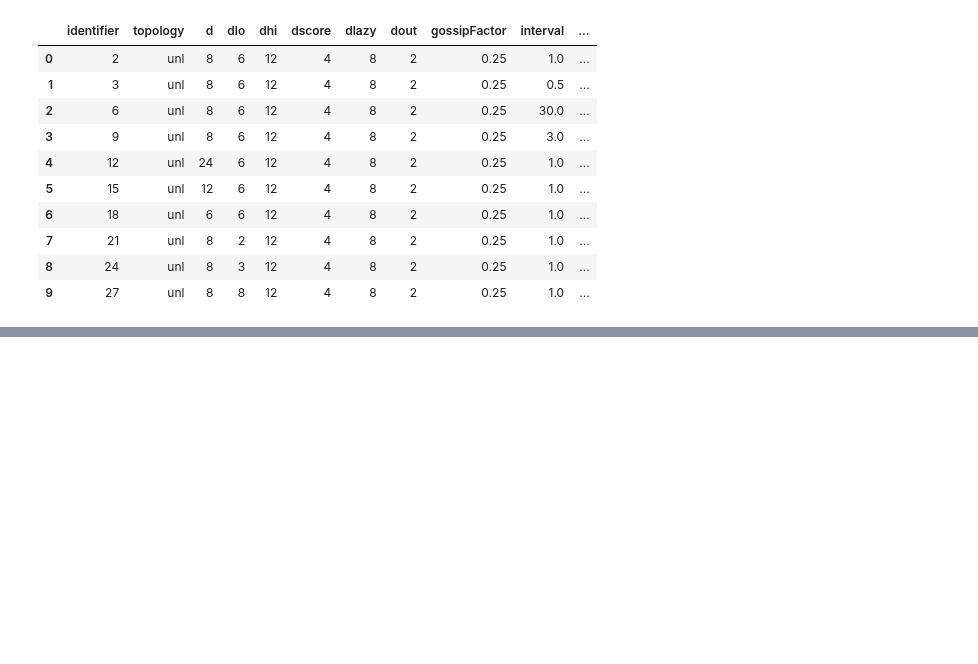
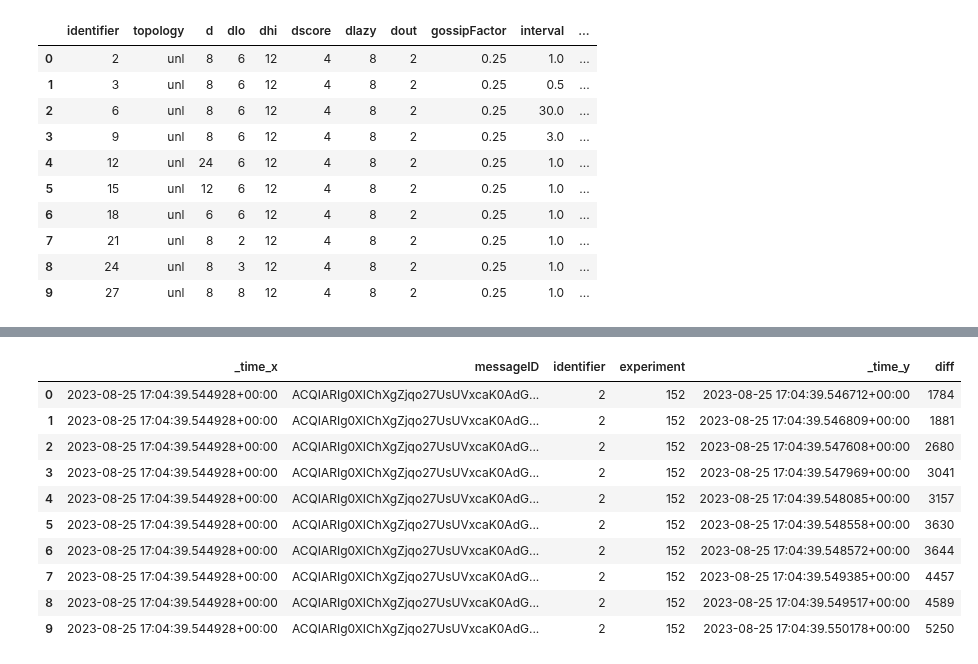
Before and after one commit to FlavScheidt/flexi-pipe, a Jupyter notebook: data/Notebooks/Consolidated_PropTime.ipynb, the cells around one changed output, grey strips where cells are left out. Drawn from its saved outputs; the diff is of its cells as text; code cells hidden in the pictures; blank space fills up the shorter version.

```diff
--- a/data/Notebooks/Consolidated_PropTime.ipynb
+++ b/data/Notebooks/Consolidated_PropTime.ipynb
@@ -194,13 +192,7 @@ for index, row in final.iterrows():
         query_pub["identifier"] = row["identifier"]
 
         query_mess["experiment"] = exec["experiment"]
-        query_pub["experiment"] = row["experiment"]
-
-#         query_mess["start"] = exec["start"]
-#         query_mess["end"] = exec["end"]
-
-#         query_pub["start"] = exec["start"]
-#         query_pub["end"] = exec["end"]
+        query_pub["experiment"] = exec["experiment"]
 
         query_mess["_time"] = pd.to_datetime(query_mess["_time"])
         query_pub["_time"] = pd.to_datetime(query_pub["_time"])
@@ -219,16 +235,28 @@ publishMessage.head(10)
 # %%
 
 # def calcAverageTime(publish, received, expTime, parameter):
 expTime = exps
 publish = publishMessage
 received = deliverMessage
 
-publish = publish[['_time', 'messageID', 'identifier','experiment']
+publish = publish[['_time', 'messageID', 'identifier','experiment']]
 received = received[['_time', 'messageID', 'identifier','experiment']]
 
-joined = publish.merge(received, on=['messageID'])
+joined = publish.merge(received, on=['messageID', 'identifier', 'experiment'])
 joined['diff'] = ((joined['_time_y'] - joined['_time_x'])/ pd.Timedelta(microseconds=1)).astype(int)
 joined = joined.loc[joined["diff"] >= 0].dropna()
 joined.head(10)
+# %% [output]
+|  | _time_x | messageID | identifier | experiment | _time_y | diff |
+| 0 | 2023-08-25 17:04:39.544928+00:00 | ACQIARIg0XIChXgZjqo27UsUVxcaK0AdG... | 2 | 152 | 2023-08-25 17:04:39.546712+00:00 | 1784 |
+| 1 | 2023-08-25 17:04:39.544928+00:00 | ACQIARIg0XIChXgZjqo27UsUVxcaK0AdG... | 2 | 152 | 2023-08-25 17:04:39.546809+00:00 | 1881 |
+| 2 | 2023-08-25 17:04:39.544928+00:00 | ACQIARIg0XIChXgZjqo27UsUVxcaK0AdG... | 2 | 152 | 2023-08-25 17:04:39.547608+00:00 | 2680 |
+| 3 | 2023-08-25 17:04:39.544928+00:00 | ACQIARIg0XIChXgZjqo27UsUVxcaK0AdG... | 2 | 152 | 2023-08-25 17:04:39.547969+00:00 | 3041 |
+| 4 | 2023-08-25 17:04:39.544928+00:00 | ACQIARIg0XIChXgZjqo27UsUVxcaK0AdG... | 2 | 152 | 2023-08-25 17:04:39.548085+00:00 | 3157 |
+| 5 | 2023-08-25 17:04:39.544928+00:00 | ACQIARIg0XIChXgZjqo27UsUVxcaK0AdG... | 2 | 152 | 2023-08-25 17:04:39.548558+00:00 | 3630 |
+| 6 | 2023-08-25 17:04:39.544928+00:00 | ACQIARIg0XIChXgZjqo27UsUVxcaK0AdG... | 2 | 152 | 2023-08-25 17:04:39.548572+00:00 | 3644 |
+| 7 | 2023-08-25 17:04:39.544928+00:00 | ACQIARIg0XIChXgZjqo27UsUVxcaK0AdG... | 2 | 152 | 2023-08-25 17:04:39.549385+00:00 | 4457 |
+| 8 | 2023-08-25 17:04:39.544928+00:00 | ACQIARIg0XIChXgZjqo27UsUVxcaK0AdG... | 2 | 152 | 2023-08-25 17:04:39.549517+00:00 | 4589 |
+| 9 | 2023-08-25 17:04:39.544928+00:00 | ACQIARIg0XIChXgZjqo27UsUVxcaK0AdG... | 2 | 152 | 2023-08-25 17:04:39.550178+00:00 | 5250 |
 # %%
 #Average propagation time per interval
```
Also changed, not shown: parts of 6 cells of this notebook, 3 other files.
